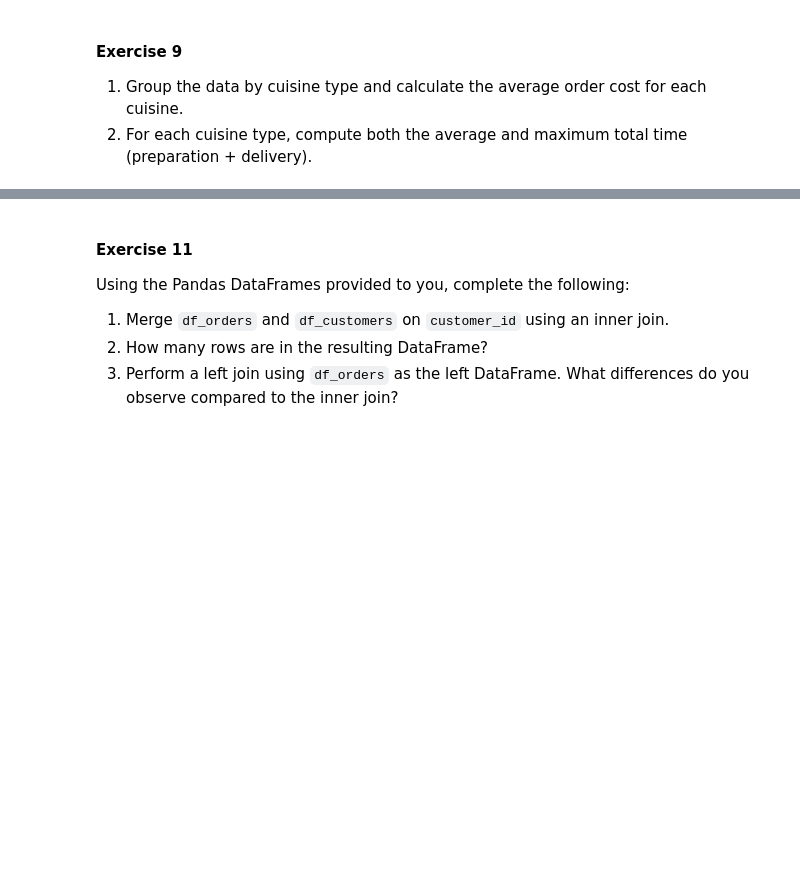
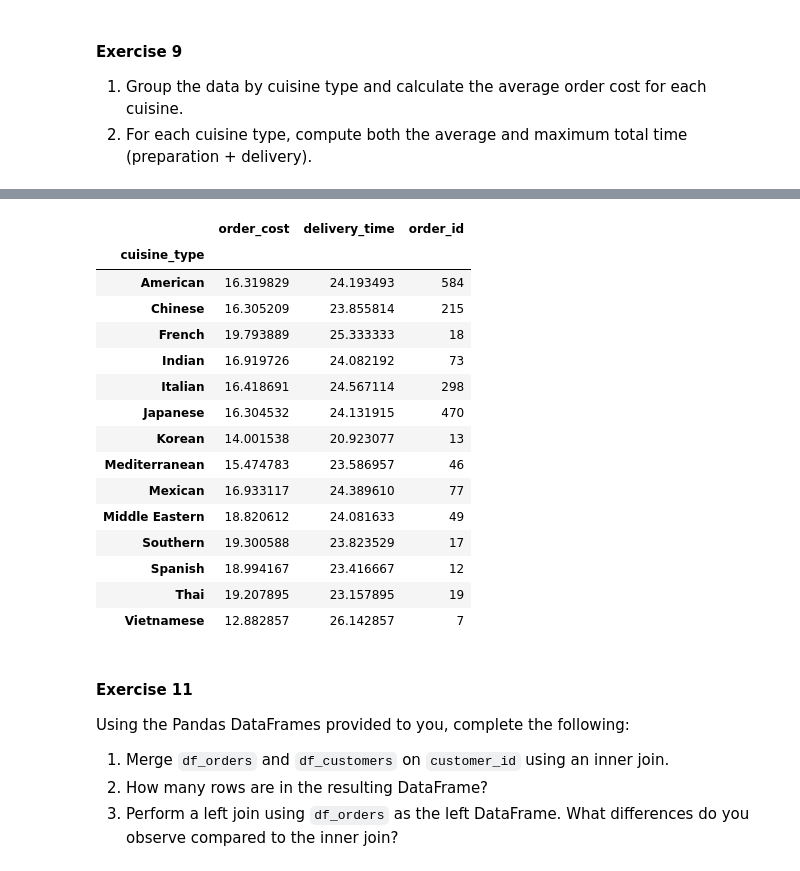
Before and after one commit to aishanur11/tstat280-aisha, a Jupyter notebook: 04_pandas/04_exercises.ipynb, the cells around one changed output, grey strips where cells are left out. Cells and saved outputs as stored; diff of their text form; code cells hidden in the pictures; blank space fills up the shorter version.

```diff
--- a/04_pandas/04_exercises.ipynb
+++ b/04_pandas/04_exercises.ipynb
@@ -134,3 +403,22 @@ TypeError: unsupported operand type(s) for &: 'str' and 'str'
+# %%
+df.groupby("cuisine_type").agg({"order_cost":"mean", "delivery_time":"mean", "order_id":"count"})
+# %% [output]
+|  | order_cost | delivery_time | order_id |
+| cuisine_type |  |  |  |
+| American | 16.319829 | 24.193493 | 584 |
+| Chinese | 16.305209 | 23.855814 | 215 |
+| French | 19.793889 | 25.333333 | 18 |
+| Indian | 16.919726 | 24.082192 | 73 |
+| Italian | 16.418691 | 24.567114 | 298 |
+| Japanese | 16.304532 | 24.131915 | 470 |
+| Korean | 14.001538 | 20.923077 | 13 |
+| Mediterranean | 15.474783 | 23.586957 | 46 |
+| Mexican | 16.933117 | 24.389610 | 77 |
+| Middle Eastern | 18.820612 | 24.081633 | 49 |
+| Southern | 19.300588 | 23.823529 | 17 |
+| Spanish | 18.994167 | 23.416667 | 12 |
+| Thai | 19.207895 | 23.157895 | 19 |
+| Vietnamese | 12.882857 | 26.142857 | 7 |
 # %% [markdown]
 #### Exercise 11
 
```
Also changed, not shown: parts of 33 cells of this notebook.
